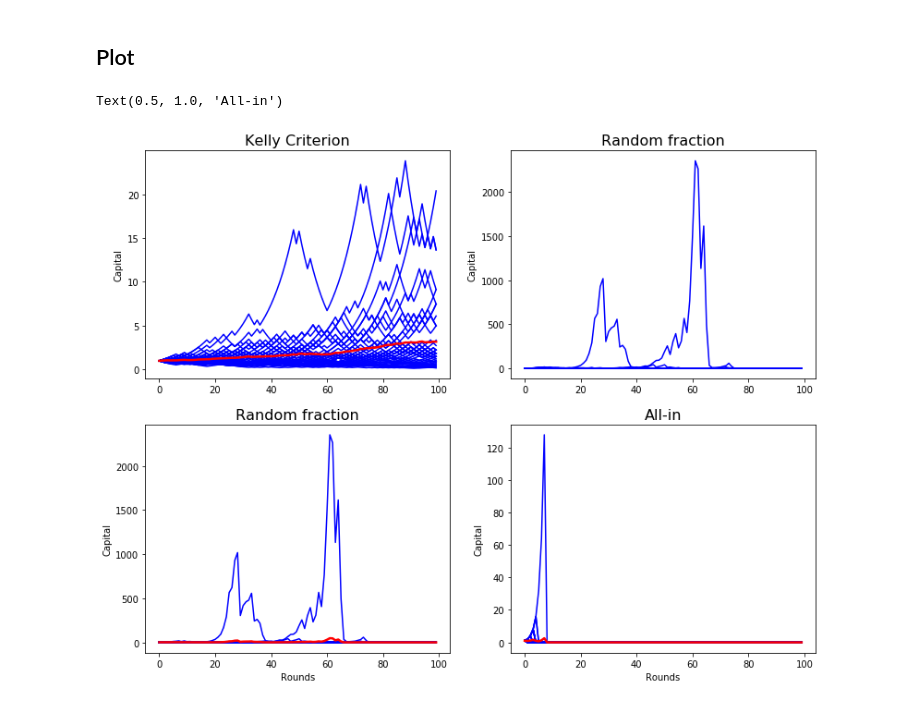
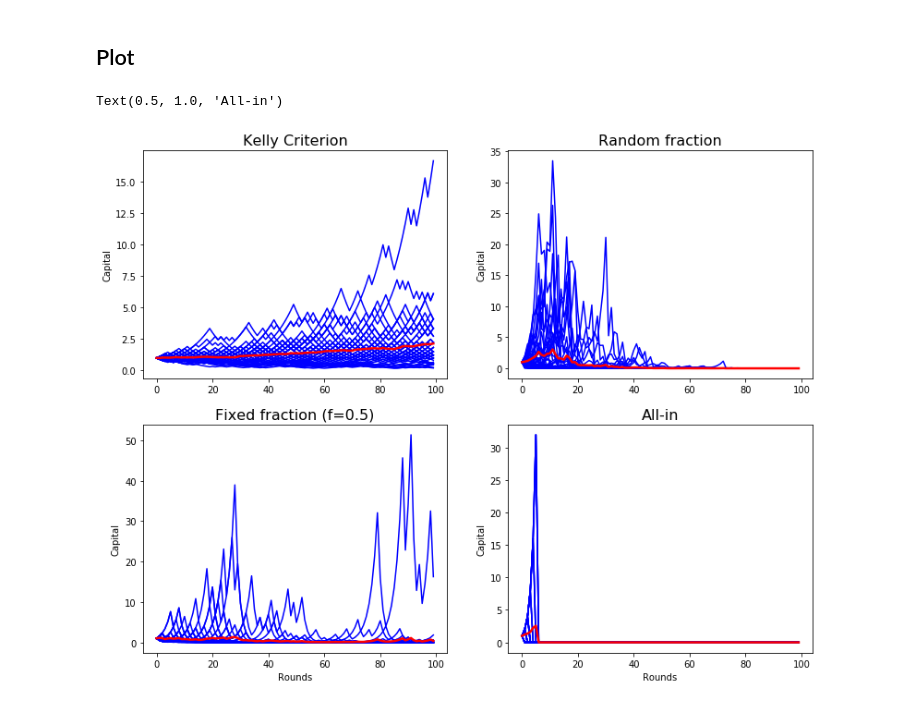
Before and after one commit to j4bert0/FE2-essay, a Jupyter notebook: betting_sims.ipynb, the cells around one changed output. Saved outputs shown, nothing was run; the diff lists cells and outputs as text; code cells hidden in the pictures.

Commit message:
fixed frac plot fixed

```diff
--- a/betting_sims.ipynb
+++ b/betting_sims.ipynb
@@ -134,7 +134,7 @@ def run_allin_bets(X_0,p,rounds,runs):
             else: break
     return c
 # %%
-allin_bets = run_allin_bets(1,p,N,S)
+allin_bets_sim = run_allin_bets(1,p,N,S)
 # %%
 plt.figure(figsize=(10,6))
 plt.plot(allin_bets_sim,'b')
@@ -152,30 +152,31 @@ All of the runs end up in (near) ruin eventually.
 # %%
 plt.figure(figsize=(13,10))
 
 plt.subplot(221)
 plt.plot(kelly_sim_1,'b')
 plt.plot(kelly_sim_1.mean(axis=1), 'r', lw=2.5)
 plt.ylabel('Capital')
 plt.title('Kelly Criterion',fontsize=16)
 
 plt.subplot(222)
 plt.plot(random_bets_sim,'b')
+plt.plot(random_bets_sim.mean(axis=1), 'r', lw=2.5)
 plt.ylabel('Capital')
 plt.title('Random fraction',fontsize=16)
 
 plt.subplot(223)
-plt.plot(random_bets_sim,'b')
-plt.plot(random_bets_sim.mean(axis=1), 'r', lw=2.5)
+plt.plot(fixed_bets_sim,'b')
+plt.plot(fixed_bets_sim.mean(axis=1), 'r', lw=2.5)
 plt.xlabel('Rounds')
 plt.ylabel('Capital')
-plt.title('Random fraction',fontsize=16)
+plt.title('Fixed fraction (f=0.5)',fontsize=16)
 
 plt.subplot(224)
 plt.plot(allin_bets_sim,'b')
 plt.plot(allin_bets_sim.mean(axis=1), 'r', lw=2.5)
 plt.xlabel('Rounds')
 plt.ylabel('Capital')
 plt.title('All-in',fontsize=16)
 # %% [output]
 Text(0.5, 1.0, 'All-in')
-[figure, old version]
+[figure, new version]
```
Also changed, not shown: parts of 4 cells of this notebook.
